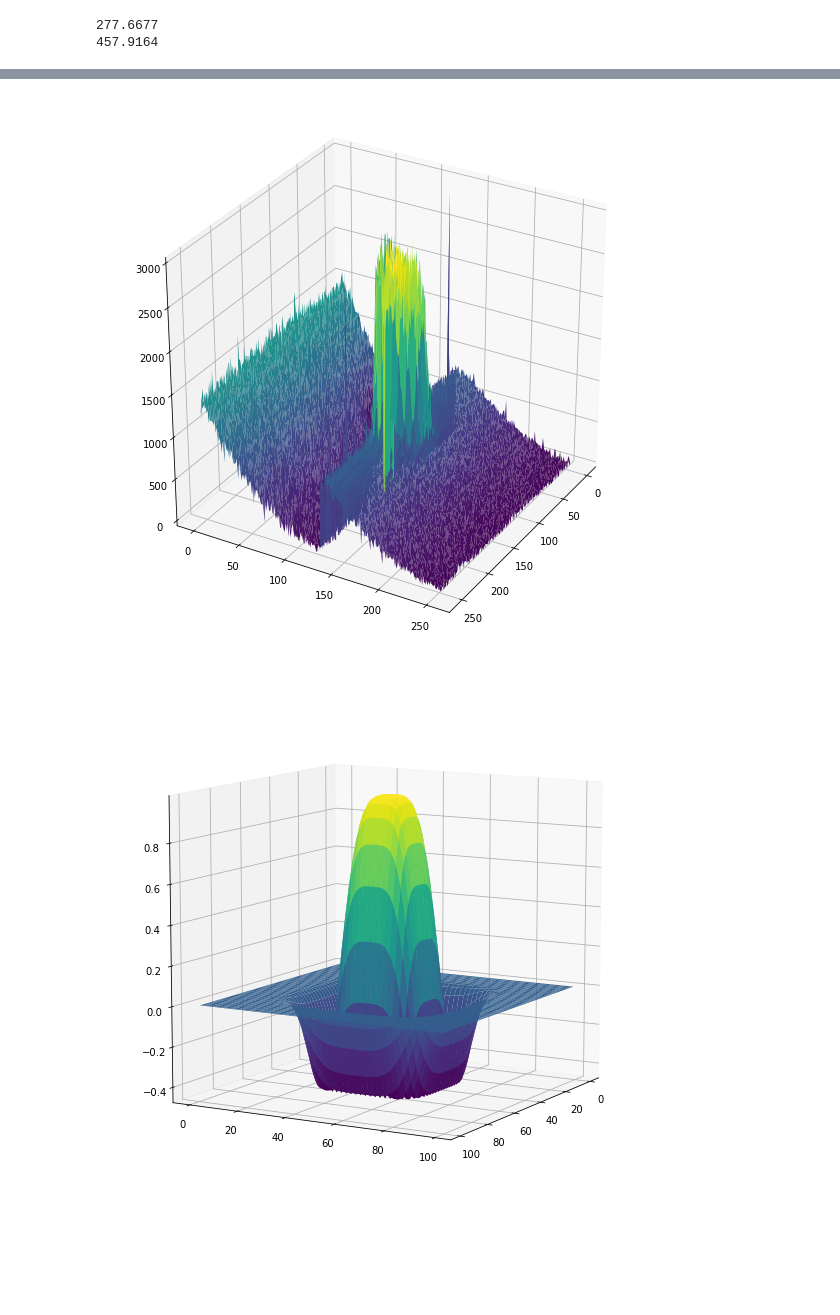
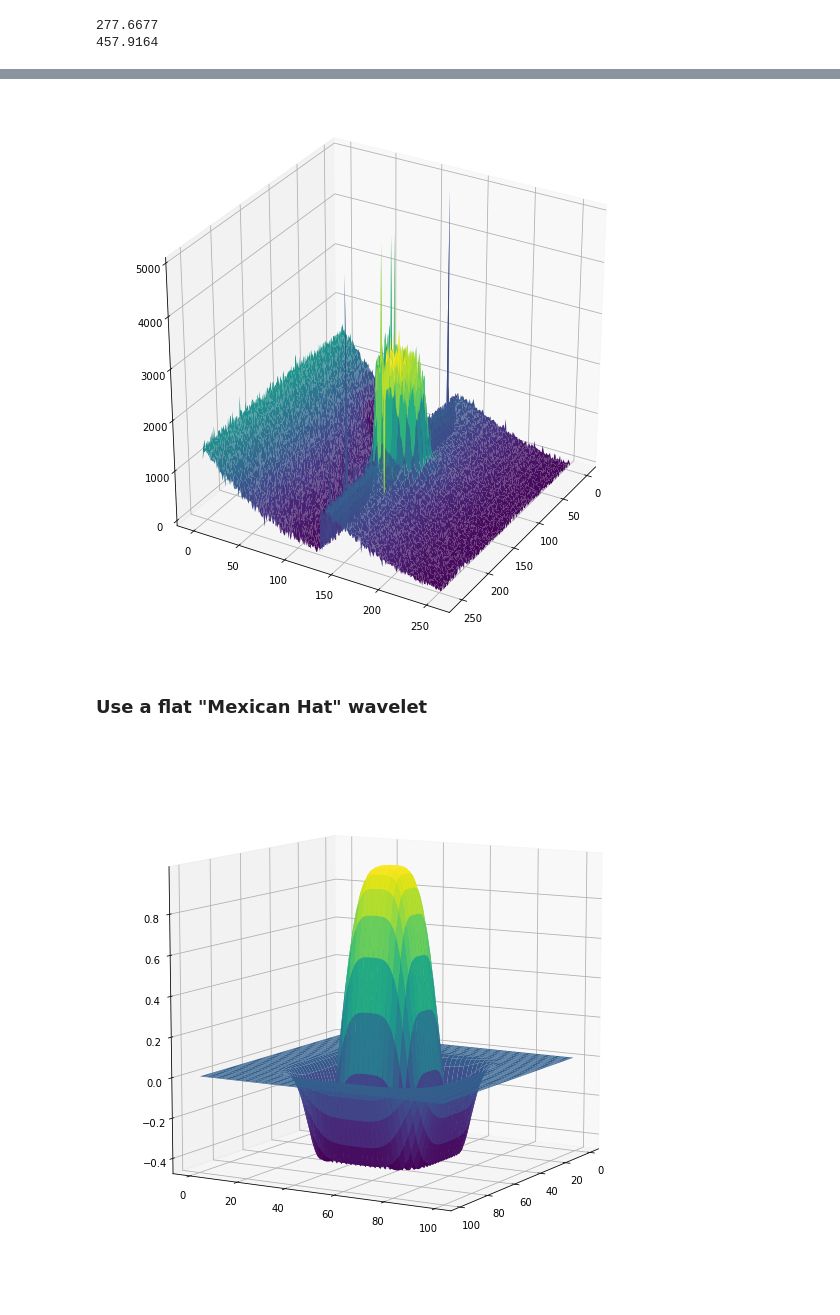
Before and after one commit to RyleighFitz/nirspec_reductions, a Jupyter notebook: 2D_wavelet_centering.ipynb, the cells around one changed output, grey strips where cells are left out. Drawn from its saved outputs; the diff is of its cells as text; code cells hidden in the pictures; blank space fills up the shorter version.

```diff
--- a/2D_wavelet_centering.ipynb
+++ b/2D_wavelet_centering.ipynb
@@ -66,0 +63,9 @@ plt.imshow(test, vmin=0, vmax = 2000, origin='lower')
+# %%
+scale = np.round(np.mean(scams_bkg[1].data[129:,:])/np.mean(scams_bkg[1].data[:128,:]),2)
+scaled = copy.copy(scams_bkg[1].data)
+scaled[:128,:] = scams_bkg[1].data[:128,:]*scale
+
+#Get rid of bad outlyer data
+#TO DO: figure out why 2018 scams seem to be so much messier than 2017
+scaled[scaled < 10] = 0
+scaled[scaled > 5000] = 5000
@@ -67,11 +77,11 @@ plt.imshow(test, vmin=0, vmax = 2000, origin='lower')
 # %%
 %matplotlib inline
 fig = plt.figure(figsize=(10,10))
 ax = plt.axes(projection='3d')
 
 x,y = np.meshgrid(range(256), range(256))
 
-ax.plot_surface(x, y, test, cmap='viridis', edgecolor='none')
+ax.plot_surface(x, y, scaled, cmap='viridis', edgecolor='none')
 ax.view_init(elev=30, azim=30)
 # %% [output]
-[figure, old version]
+[figure, new version]
@@ -82,3 +88,5 @@ cwt = cwt_2d(test, [10], 'ft_mexh')
+# %% [markdown]
+### Use a flat "Mexican Hat" wavelet
 # %%
 def ft_mexh(x, y):
     return (1. - (x**4. + y**4.))*np.exp(-0.5 * (x**4. + y**4.))
```
Also changed, not shown: parts of 24 cells of this notebook, 1 other file.
